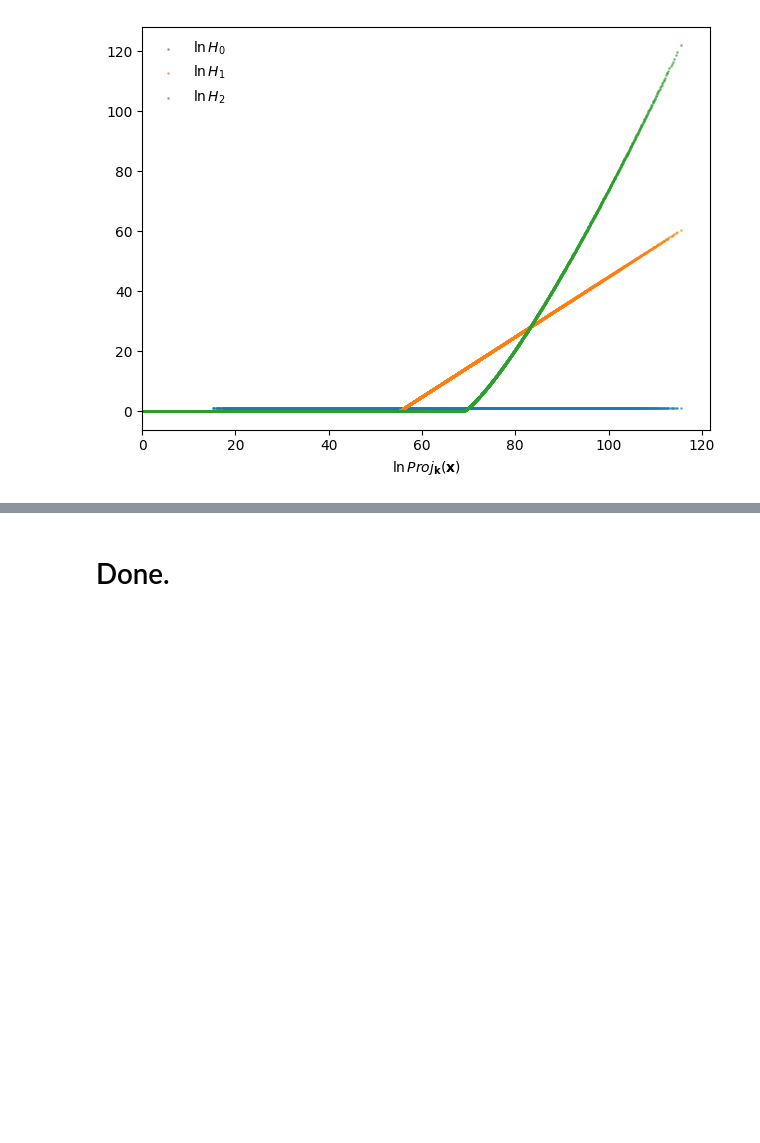
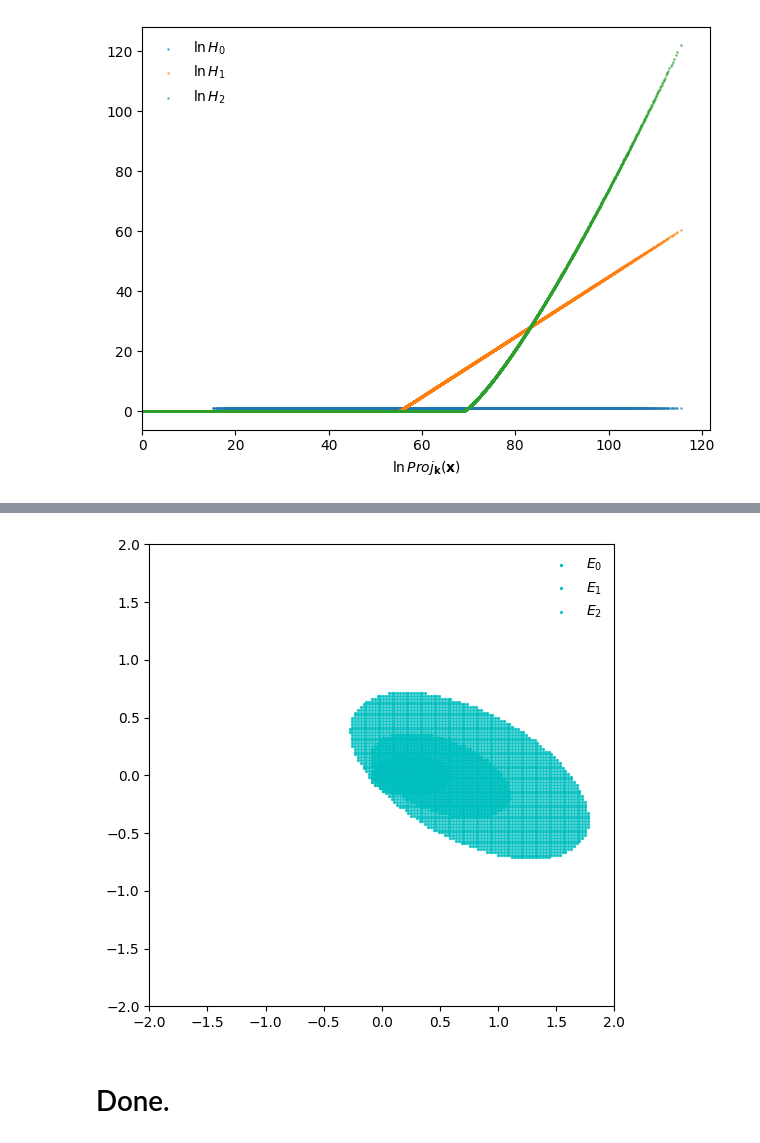
Before and after one commit to michaelJwilson/cnaster, a Jupyter notebook: docs/nb/sim.ipynb, the cells around one changed output, grey strips where cells are left out. Saved outputs shown, nothing was run; the diff lists cells and outputs as text; code cells hidden in the pictures; blank space fills up the shorter version.

```diff
--- a/docs/nb/sim.ipynb
+++ b/docs/nb/sim.ipynb
@@ -139,0 +141,12 @@ plot_cnaster_graph(graph, add_edges=False)
+# %%
+N = 250
+xmin = ymin = -3.0
+xmax = ymax = 3.0
+
+x = np.linspace(xmin, xmax, N)
+y = np.linspace(ymin, ymax, N)
+
+xg, yg = np.meshgrid(x, y)
+
+pos = np.column_stack([xg.ravel(), yg.ravel()])
+pos
@@ -140,2 +161,32 @@ plot_cnaster_graph(graph, add_edges=False)
+# %%
+center = np.array([1.0, 0.0])
+inv_diag = np.array([1.0, 2.0])
+
+ellipse = Ellipse.from_diagonal(center, inv_diag)
+ellipse = ellipse.rotate(np.pi / 4.0)
+
+hierarchy = []
+
+for ii in range(3):
+    ellipse = ellipse.get_daughter(0.75)
+
+    hierarchy.append(ellipse)
+# %%
+pl.figure(figsize=(6, 6))
+
+for ii, el in enumerate(hierarchy[::-1]):
+    isin = np.array([el.contains(xy) for xy in pos])
+    pl.scatter(
+        pos[isin, 0], pos[isin, 1], s=2, label=f"$E_{ii}$", c="c", alpha=1.0 - 0.1 * ii
+    )
+
+pl.xlim([-2.0, 2.0])
+pl.ylim([-2.0, 2.0])
+
+pl.legend(frameon=False)
+
+pl.show()
+# %% [output]
+[figure, added]
 # %% [markdown]
 # Done.
```
Also changed, not shown: parts of 7 cells of this notebook, 2 other files.
